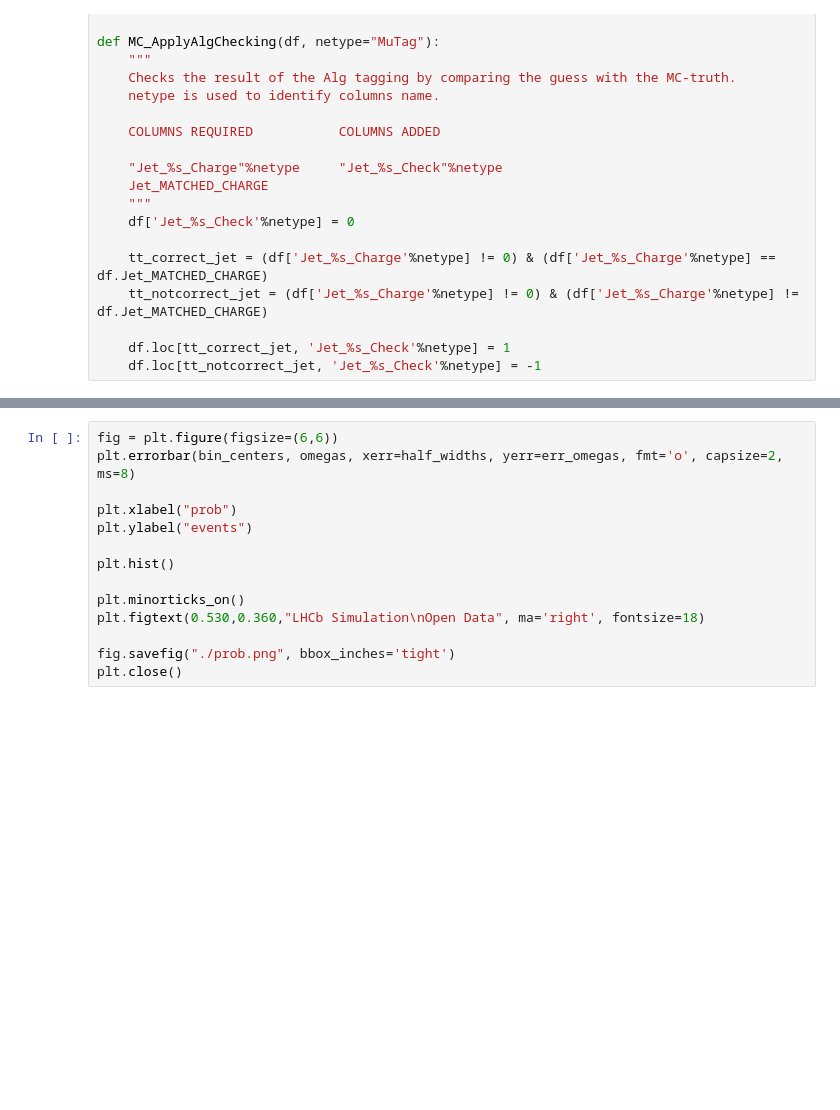
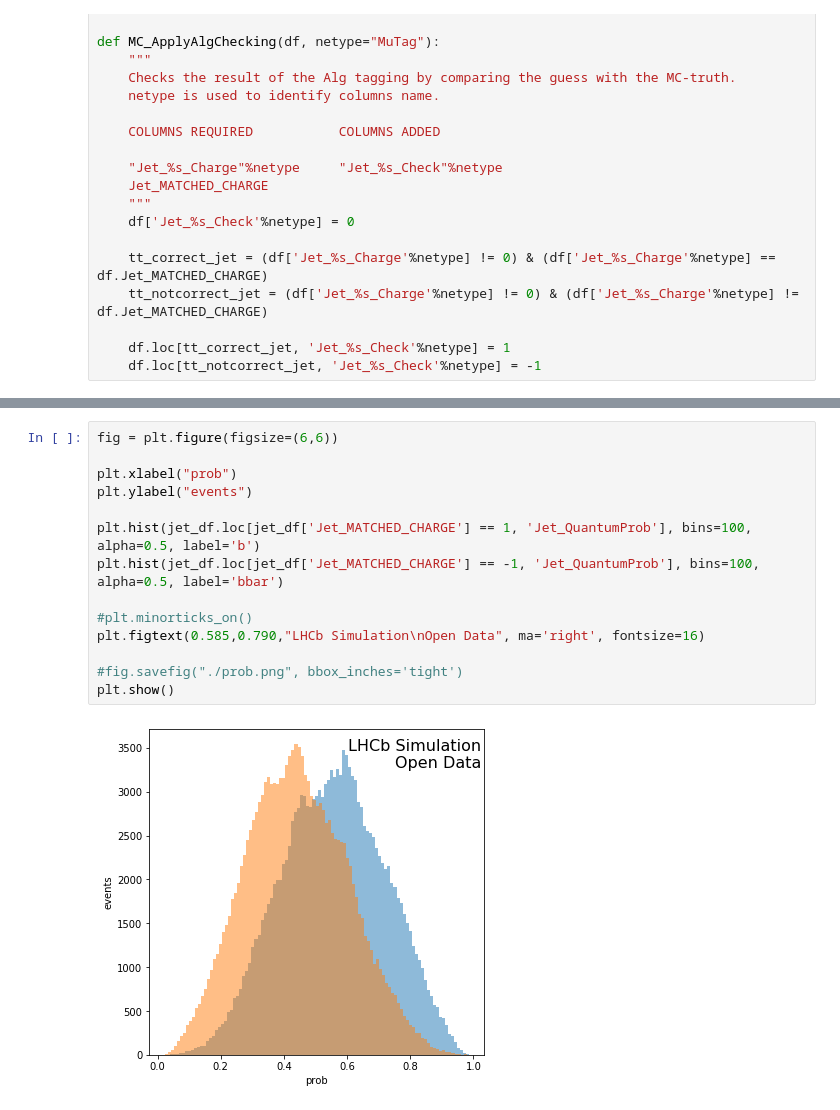
Before and after one commit to dnicotra/pyhep2021-qml4jet, a Jupyter notebook: prova.ipynb, the cells around one changed output, grey strips where cells are left out. Cells and saved outputs as stored; diff of their text form; blank space fills up the shorter version.

```diff
--- a/prova.ipynb
+++ b/prova.ipynb
@@ -306,14 +312,16 @@ MCAnalysis(jet_df)
 # %%
 fig = plt.figure(figsize=(6,6))
-plt.errorbar(bin_centers, omegas, xerr=half_widths, yerr=err_omegas, fmt='o', capsize=2, ms=8)
 
 plt.xlabel("prob")
 plt.ylabel("events")
 
-plt.hist()
+plt.hist(jet_df.loc[jet_df['Jet_MATCHED_CHARGE'] == 1, 'Jet_QuantumProb'], bins=100, alpha=0.5, label='b')
+plt.hist(jet_df.loc[jet_df['Jet_MATCHED_CHARGE'] == -1, 'Jet_QuantumProb'], bins=100, alpha=0.5, label='bbar')
 
-plt.minorticks_on()
-plt.figtext(0.530,0.360,"LHCb Simulation\nOpen Data", ma='right', fontsize=18)
+#plt.minorticks_on()
+plt.figtext(0.585,0.790,"LHCb Simulation\nOpen Data", ma='right', fontsize=16)
 
-fig.savefig("./prob.png", bbox_inches='tight')
-plt.close()
+#fig.savefig("./prob.png", bbox_inches='tight')
+plt.show()
+# %% [output]
+[figure, added]
```
Also changed, not shown: parts of 7 cells of this notebook.
